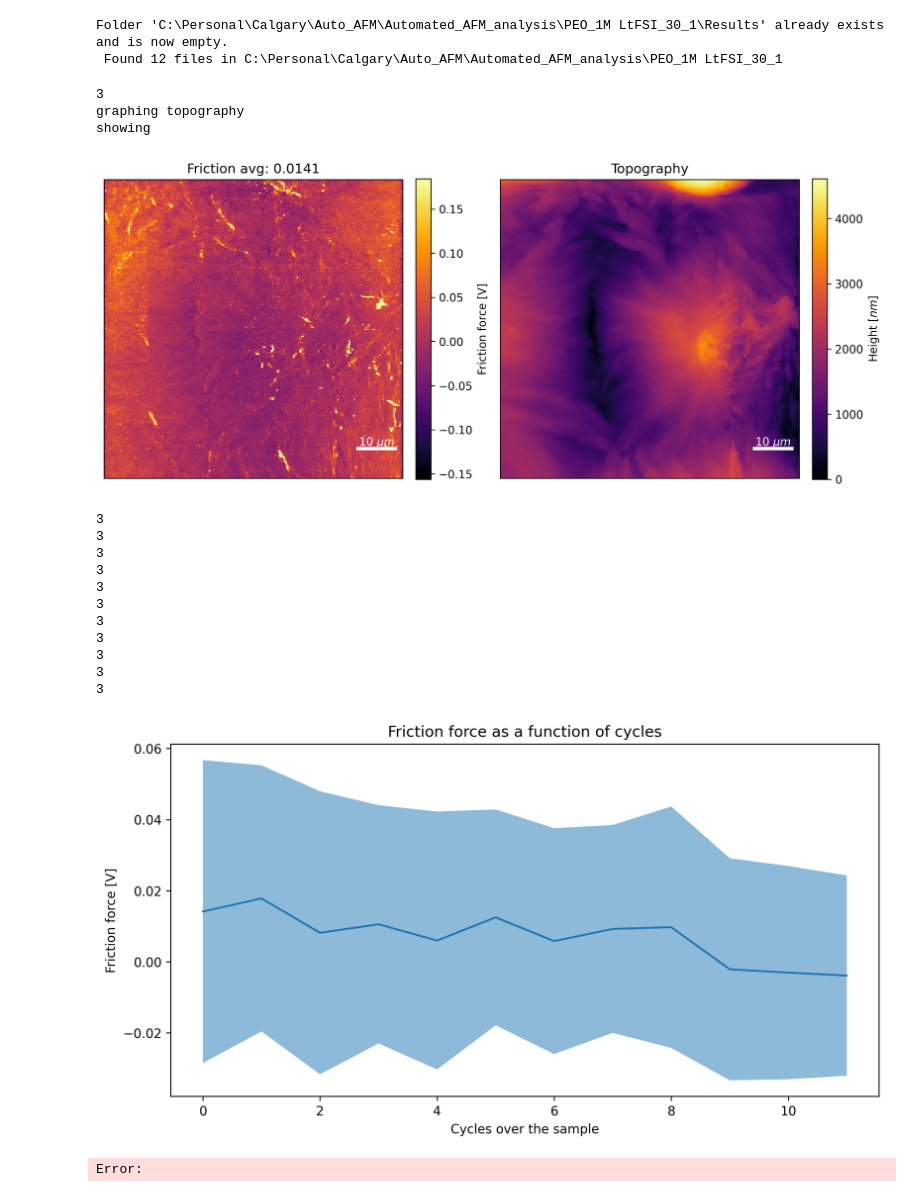
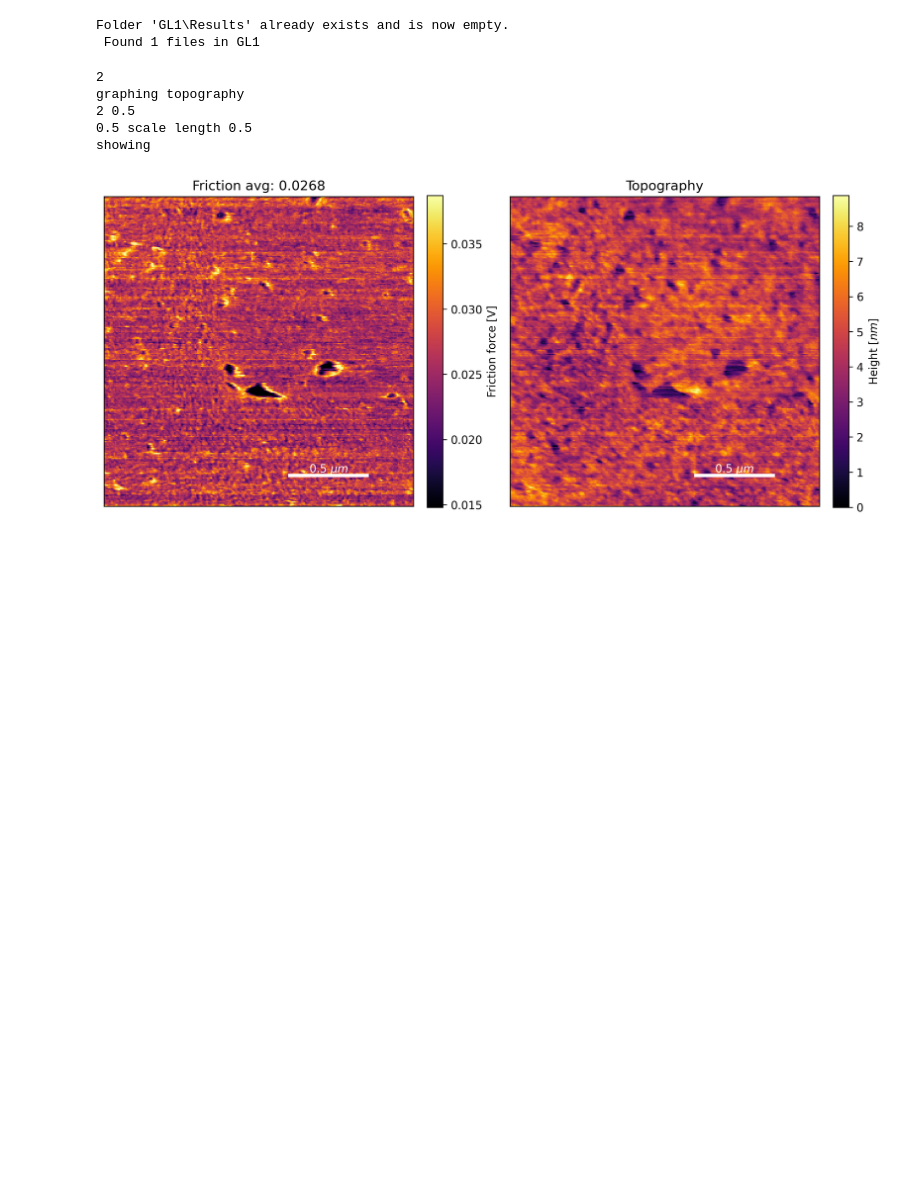
Before and after one commit to nick0413/Automated_AFM_analysis, a Jupyter notebook: read_mi.ipynb, the cells around one changed output. Saved outputs shown, nothing was run; the diff lists cells and outputs as text; code cells hidden in the pictures; blank space fills up the shorter version.

Commit message:
correction for scale in AFM

```diff
--- a/read_mi.ipynb
+++ b/read_mi.ipynb
@@ -9,7 +9,7 @@ from matplotlib.lines import Line2D
 import warnings
 import PyMi as pmi
 
-folder = "C:\\Personal\\Calgary\\Auto_AFM\\Automated_AFM_analysis\\PEO_1M LtFSI_30_1"
+folder = "GL1"
 
 results_folder = folder+"\\Results"
 
@@ -19,14 +19,14 @@ files_in_folder = pmi.get_mi_files_in_folder(folder)
 
 print(f" Found {len(files_in_folder)} files in {folder}")
 # %% [output]
-Folder 'C:\Personal\Calgary\Auto_AFM\Automated_AFM_analysis\PEO_1M LtFSI_30_1\Results' already exists and is now empty.
- Found 12 files in C:\Personal\Calgary\Auto_AFM\Automated_AFM_analysis\PEO_1M LtFSI_30_1
+Folder 'GL1\Results' already exists and is now empty.
+ Found 1 files in GL1
 # %%
 Cof_for_runs=np.zeros(len(files_in_folder))
 Cof_for_runs_std=np.zeros(len(files_in_folder))
 ii=0
 
-
+scale_length=0.5
 
 multiple_files=False
 if len(files_in_folder)>2:
@@ -48,47 +48,37 @@ for file_path in files_in_folder:
 	averaged_friction,Cof_for_runs[ii],Cof_for_runs_std[ii]=pmi.calculate_CoF(friction_arrays,file_path)
 
 	if (ii==0) :
 
 		pmi.graph_friction_n_topography(
 								file=file,
 								averaged_friction=averaged_friction,
 								topography=topography_arrays[0],
 								results_folder=results_folder,
 								file_path=file_path,
 								title="Friction and Topography",
 								show=True,
-								scale_length=10,
+								scale_length=scale_length,
 								friction_color_range=4,
+								bar_position=(0.6,0.1)
 
 								)
 
 
 
 
 	elif not multiple_files:
 		# print("Only one file in folder, skipping plotting")
-		pmi.graph_friction_n_topography(file,averaged_friction,topography_arrays[0],results_folder,file_path,"Friction and Topography", show=True)
+		pmi.graph_friction_n_topography(file,averaged_friction,topography_arrays[0],results_folder,file_path,"Friction and Topography", show=True, scale_length=scale_length)
 	ii+=1
 
 
 if multiple_files:
 
 	pmi.plot_CoF(Cof_for_runs,Cof_for_runs_std,results_folder, show=True)
 # %% [output]
-3
+2
 graphing topography
+2 0.5
+0.5 scale length 0.5
 showing
-[figure, old version]
+[figure, new version]
-3
-3
-3
-3
-3
-3
-3
-3
-3
-3
-3
-[figure, removed]
-Error:
```
Also changed, not shown: 2 other files.
